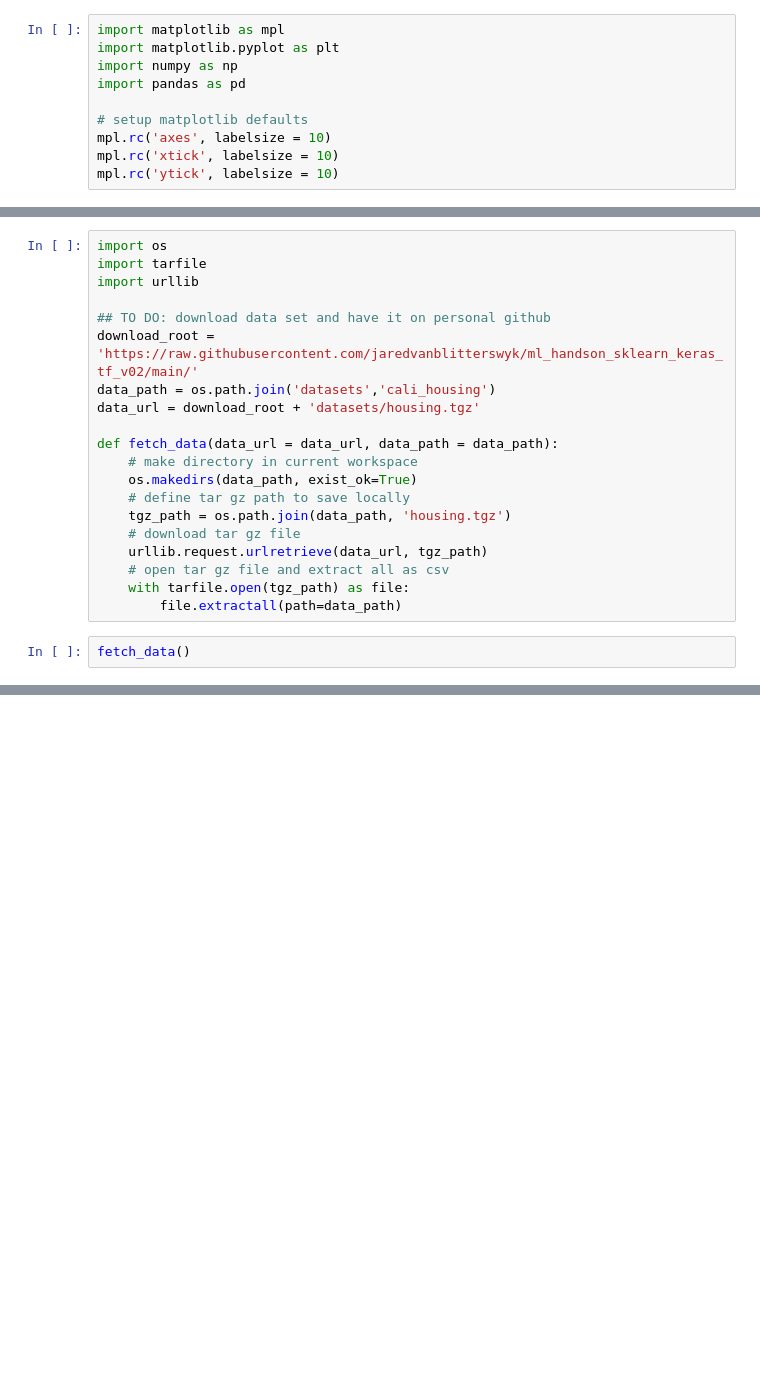
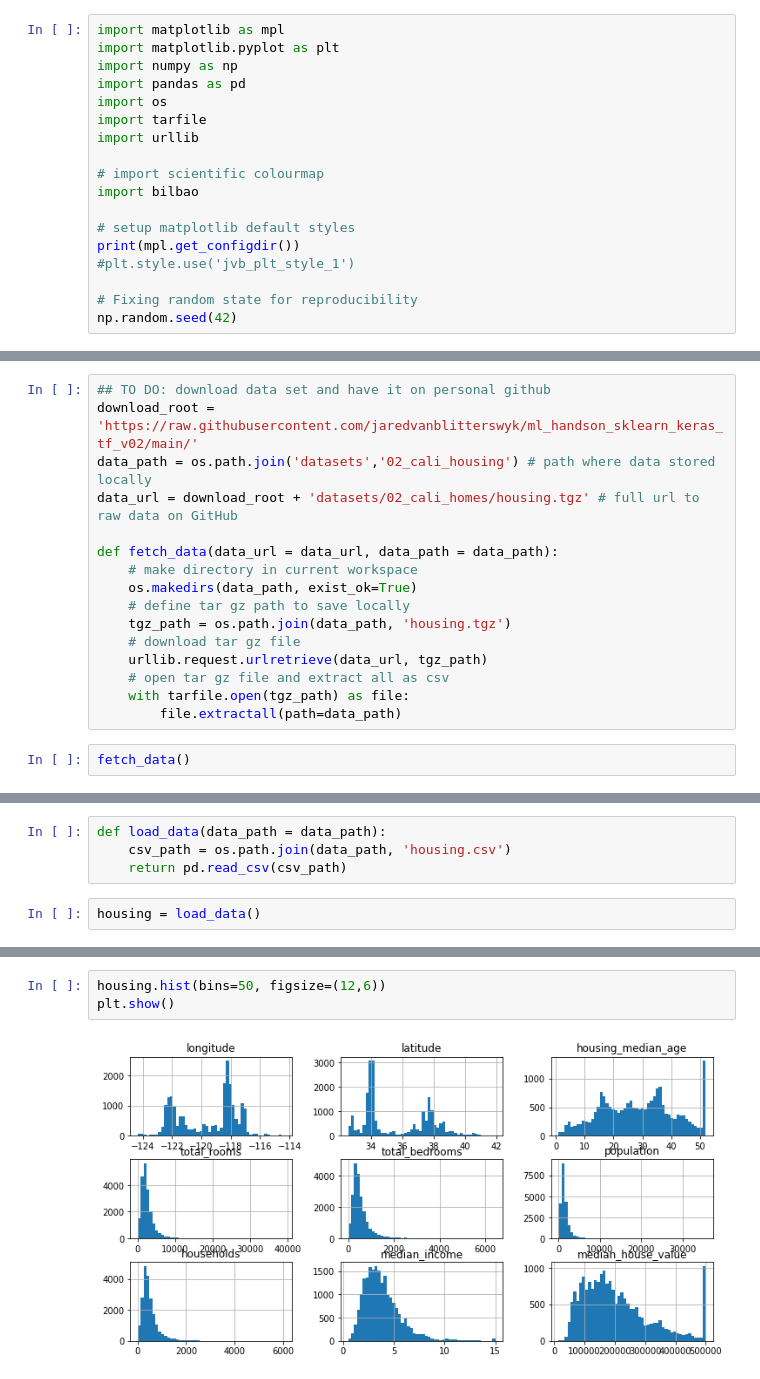
Before and after one commit to jaredvanblitterswyk/ml_handson_sklearn_keras_tf_v02, a Jupyter notebook: 02_end_to_end_ml_project_cali_homes.ipynb, the cells around one changed output, grey strips where cells are left out. Drawn from its saved outputs; the diff is of its cells as text; blank space fills up the shorter version.

```diff
--- a/02_end_to_end_ml_project_cali_homes.ipynb
+++ b/02_end_to_end_ml_project_cali_homes.ipynb
@@ -18,8 +18,16 @@ import matplotlib as mpl
 import matplotlib.pyplot as plt
 import numpy as np
 import pandas as pd
+import os
+import tarfile
+import urllib
 
-# setup matplotlib defaults
-mpl.rc('axes', labelsize = 10)
-mpl.rc('xtick', labelsize = 10)
-mpl.rc('ytick', labelsize = 10)
+# import scientific colourmap
+import bilbao
+
+# setup matplotlib default styles
+print(mpl.get_configdir())
+#plt.style.use('jvb_plt_style_1')
+
+# Fixing random state for reproducibility
+np.random.seed(42)
@@ -28,13 +38,9 @@ mpl.rc('ytick', labelsize = 10)
 To start off, create a small function to automate fetching the data. This is useful for regularly fetching updates or when downloading the data on multiple machines is required.
 # %%
-import os
-import tarfile
-import urllib
-
 ## TO DO: download data set and have it on personal github
 download_root = 'https://raw.githubusercontent.com/jaredvanblitterswyk/ml_handson_sklearn_keras_tf_v02/main/'
-data_path = os.path.join('datasets','cali_housing')
-data_url = download_root + 'datasets/housing.tgz'
+data_path = os.path.join('datasets','02_cali_housing') # path where data stored locally
+data_url = download_root + 'datasets/02_cali_homes/housing.tgz' # full url to raw data on GitHub
 
 def fetch_data(data_url = data_url, data_path = data_path):
     # make directory in current workspace
@@ -50,0 +61,6 @@ fetch_data()
+# %%
+def load_data(data_path = data_path):
+    csv_path = os.path.join(data_path, 'housing.csv')
+    return pd.read_csv(csv_path)
+# %%
+housing = load_data()
@@ -50,0 +127,5 @@ fetch_data()
+# %%
+housing.hist(bins=50, figsize=(12,6))
+plt.show()
+# %% [output]
+[figure, added]
```
Also changed, not shown: parts of 23 cells of this notebook.
